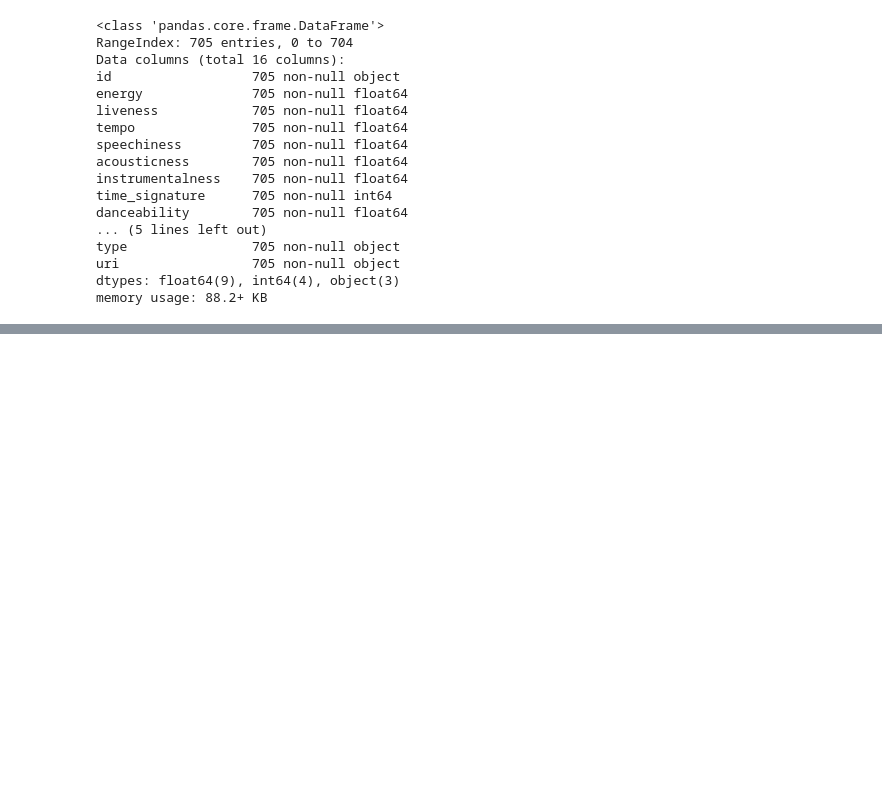
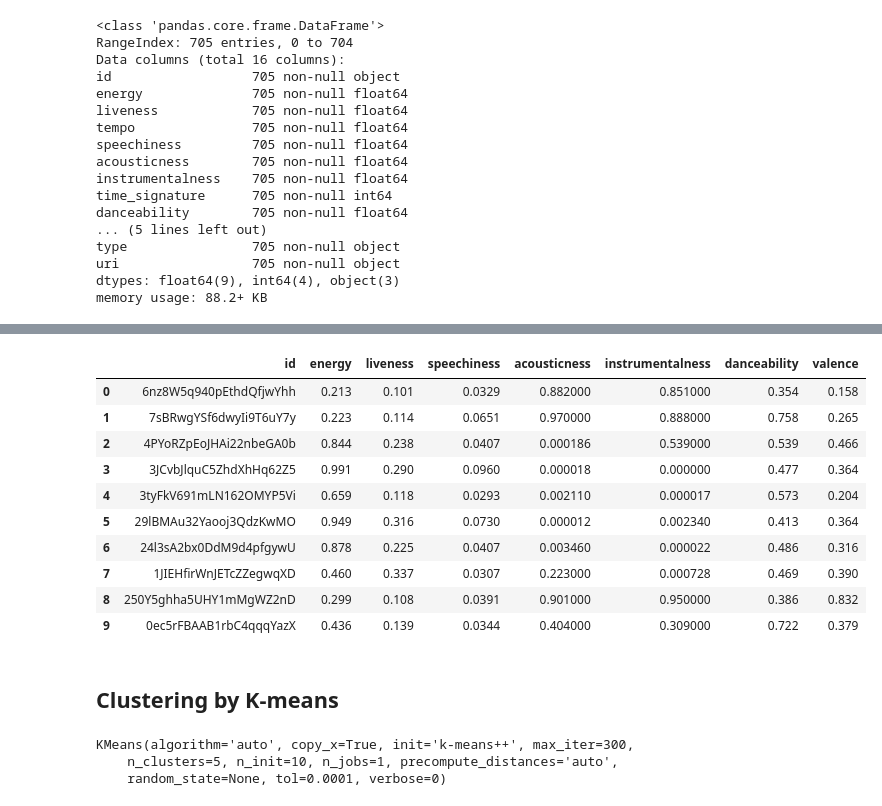
Before and after one commit to ThomPijnenburg/Spotify-Favourites, a Jupyter notebook: SpotifyFavourites.ipynb, the cells around one changed output, grey strips where cells are left out. Saved outputs shown, nothing was run; the diff lists cells and outputs as text; code cells hidden in the pictures; blank space fills up the shorter version.

```diff
--- a/SpotifyFavourites.ipynb
+++ b/SpotifyFavourites.ipynb
@@ -47,0 +79,17 @@ features_df.describe()
+# %%
+cleaned_feature_df = features_df.drop(['tempo', 'time_signature', 'key', 'duration_ms', 'loudness', 'mode', 'type', 'uri'], axis=1)
+cleaned_feature_df.head(10)
+# %% [output]
+|  | id | energy | liveness | speechiness | acousticness | instrumentalness | danceability | valence |
+| 0 | 6nz8W5q940pEthdQfjwYhh | 0.213 | 0.101 | 0.0329 | 0.882000 | 0.851000 | 0.354 | 0.158 |
+| 1 | 7sBRwgYSf6dwyIi9T6uY7y | 0.223 | 0.114 | 0.0651 | 0.970000 | 0.888000 | 0.758 | 0.265 |
+| 2 | 4PYoRZpEoJHAi22nbeGA0b | 0.844 | 0.238 | 0.0407 | 0.000186 | 0.539000 | 0.539 | 0.466 |
+| 3 | 3JCvbJlquC5ZhdXhHq62Z5 | 0.991 | 0.290 | 0.0960 | 0.000018 | 0.000000 | 0.477 | 0.364 |
+| 4 | 3tyFkV691mLN162OMYP5Vi | 0.659 | 0.118 | 0.0293 | 0.002110 | 0.000017 | 0.573 | 0.204 |
+| 5 | 29lBMAu32Yaooj3QdzKwMO | 0.949 | 0.316 | 0.0730 | 0.000012 | 0.002340 | 0.413 | 0.364 |
+| 6 | 24l3sA2bx0DdM9d4pfgywU | 0.878 | 0.225 | 0.0407 | 0.003460 | 0.000022 | 0.486 | 0.316 |
+| 7 | 1JIEHfirWnJETcZZegwqXD | 0.460 | 0.337 | 0.0307 | 0.223000 | 0.000728 | 0.469 | 0.390 |
+| 8 | 250Y5ghha5UHY1mMgWZ2nD | 0.299 | 0.108 | 0.0391 | 0.901000 | 0.950000 | 0.386 | 0.832 |
+| 9 | 0ec5rFBAAB1rbC4qqqYazX | 0.436 | 0.139 | 0.0344 | 0.404000 | 0.309000 | 0.722 | 0.379 |
+# %% [markdown]
+## Clustering by K-means
@@ -47,0 +100,6 @@ features_df.describe()
+# %%
+kmeans.fit(cleaned_feature_df.drop('id', axis=1))
+# %% [output]
+KMeans(algorithm='auto', copy_x=True, init='k-means++', max_iter=300,
+    n_clusters=5, n_init=10, n_jobs=1, precompute_distances='auto',
+    random_state=None, tol=0.0001, verbose=0)
```
Also changed, not shown: parts of 11 cells of this notebook, 1 other file.
